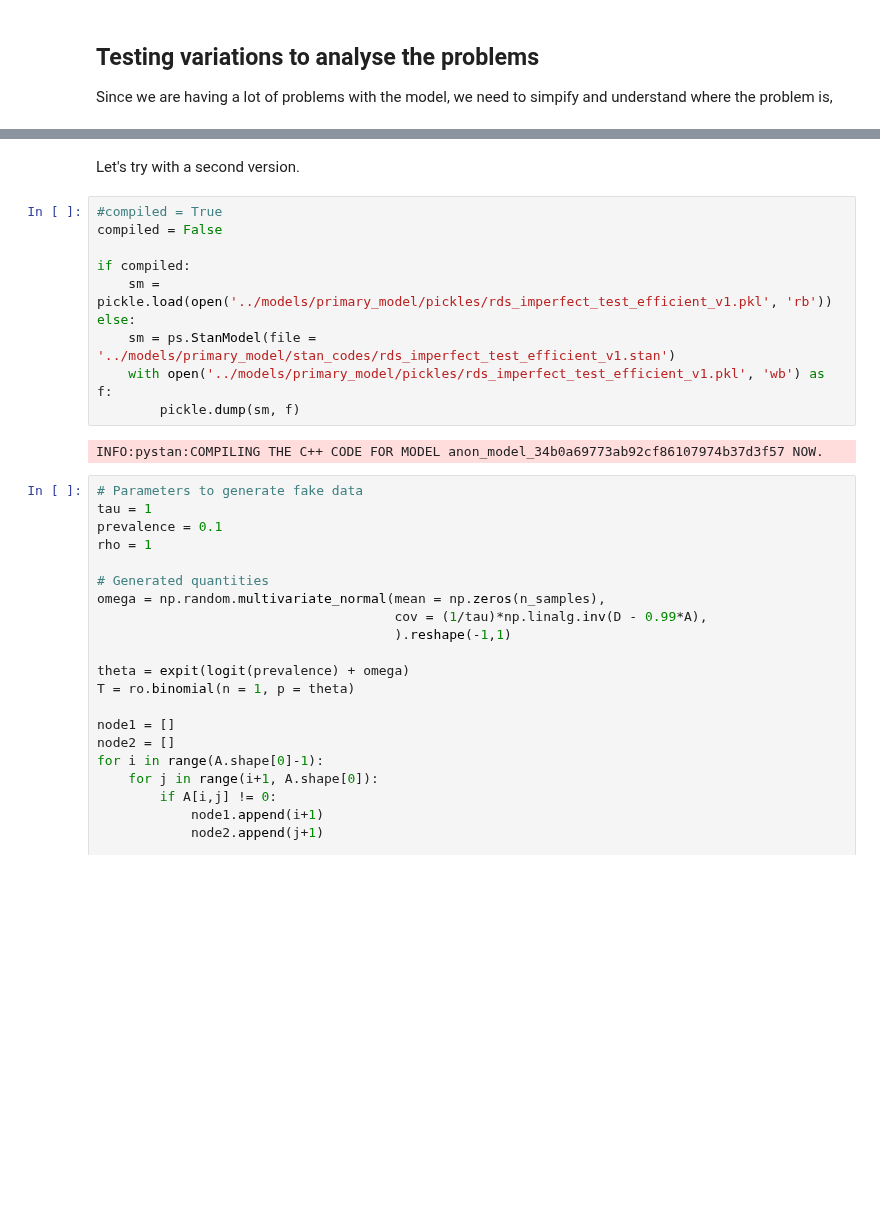
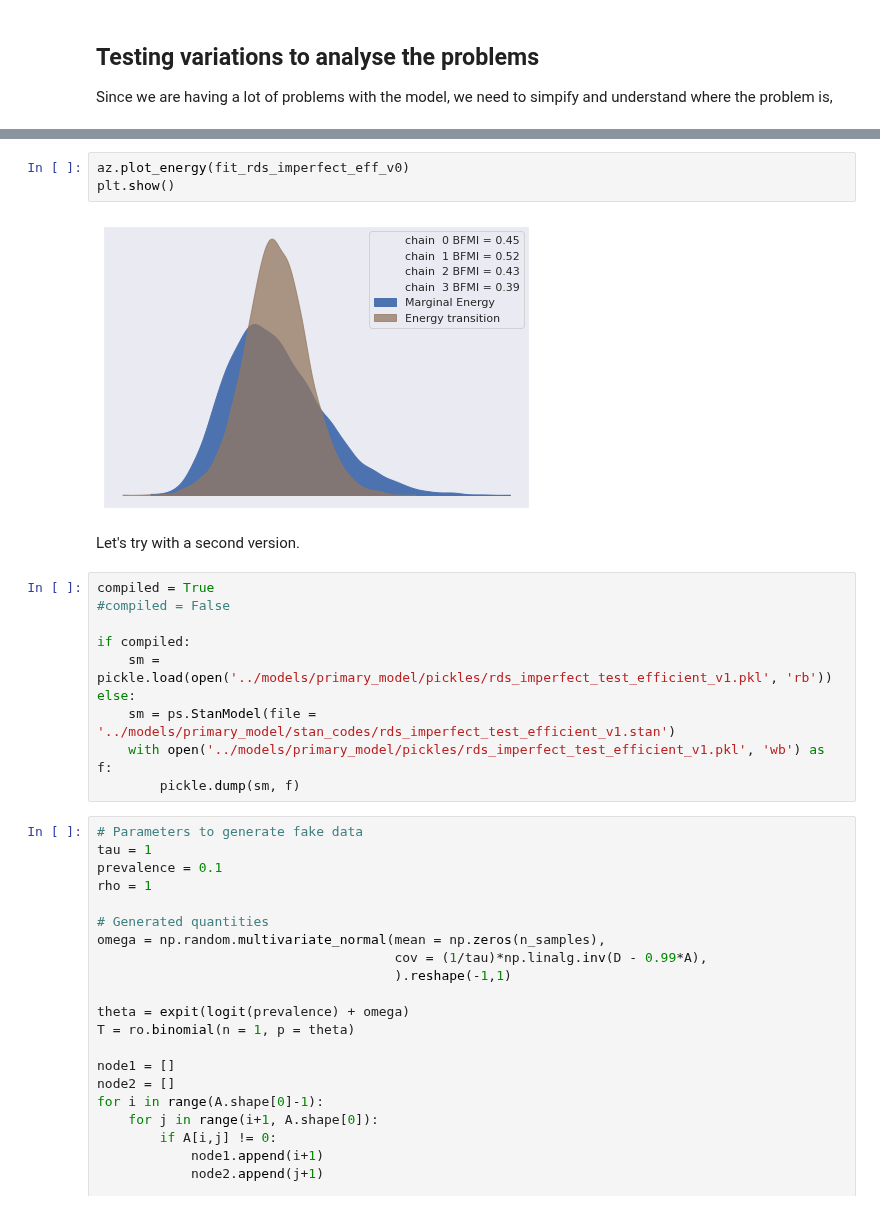
Before and after one commit to lucasmoschen/rds-bayesian-analysis-tcc, a Jupyter notebook: notebooks_book/imperfect_test_rds.ipynb, the cells around one changed output, grey strips where cells are left out. Saved outputs shown, nothing was run; the diff lists cells and outputs as text; blank space fills up the shorter version.

Commit message:
add energy text

```diff
--- a/notebooks_book/imperfect_test_rds.ipynb
+++ b/notebooks_book/imperfect_test_rds.ipynb
@@ -426,8 +430,13 @@ plt.show()
+# %%
+az.plot_energy(fit_rds_imperfect_eff_v0)
+plt.show()
+# %% [output]
+[figure, added]
 # %% [markdown]
 Let's try with a second version.
 # %%
-#compiled = True
-compiled = False
+compiled = True
+#compiled = False
 
 if compiled:
     sm = pickle.load(open('../models/primary_model/pickles/rds_imperfect_test_efficient_v1.pkl', 'rb'))
@@ -435,8 +444,6 @@ else:
     sm = ps.StanModel(file = '../models/primary_model/stan_codes/rds_imperfect_test_efficient_v1.stan')
     with open('../models/primary_model/pickles/rds_imperfect_test_efficient_v1.pkl', 'wb') as f:
         pickle.dump(sm, f)
-# %% [output]
-INFO:pystan:COMPILING THE C++ CODE FOR MODEL anon_model_34b0a69773ab92cf86107974b37d3f57 NOW.
 # %%
 # Parameters to generate fake data
 tau = 1
```
Also changed, not shown: parts of 6 cells of this notebook, 3 other files.
